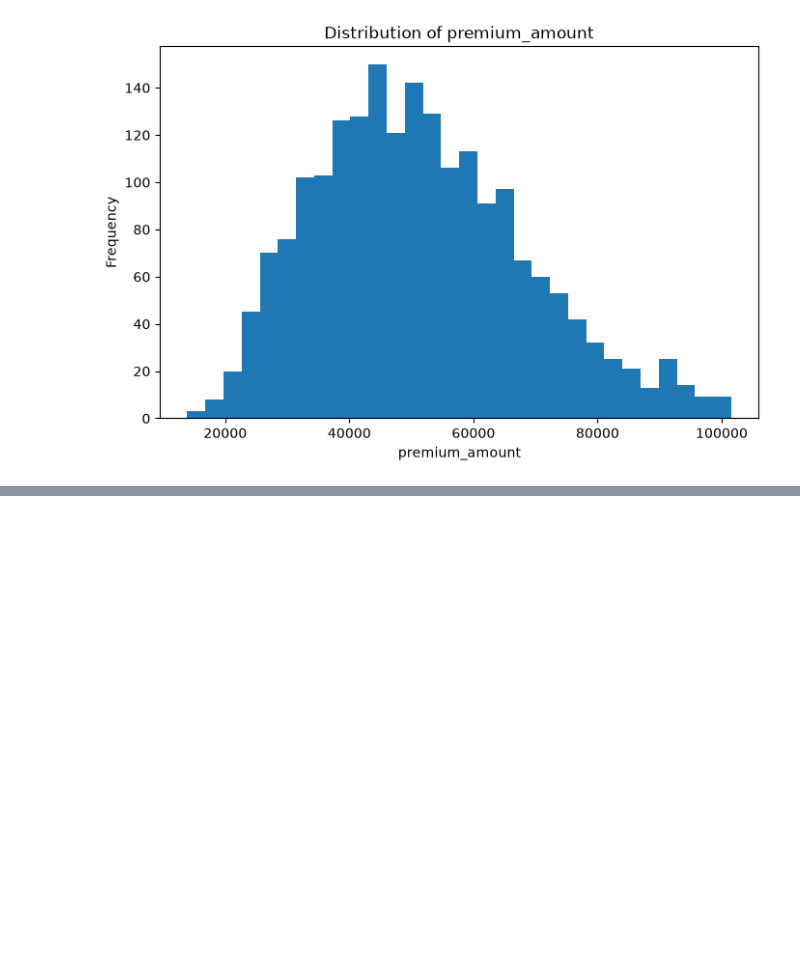
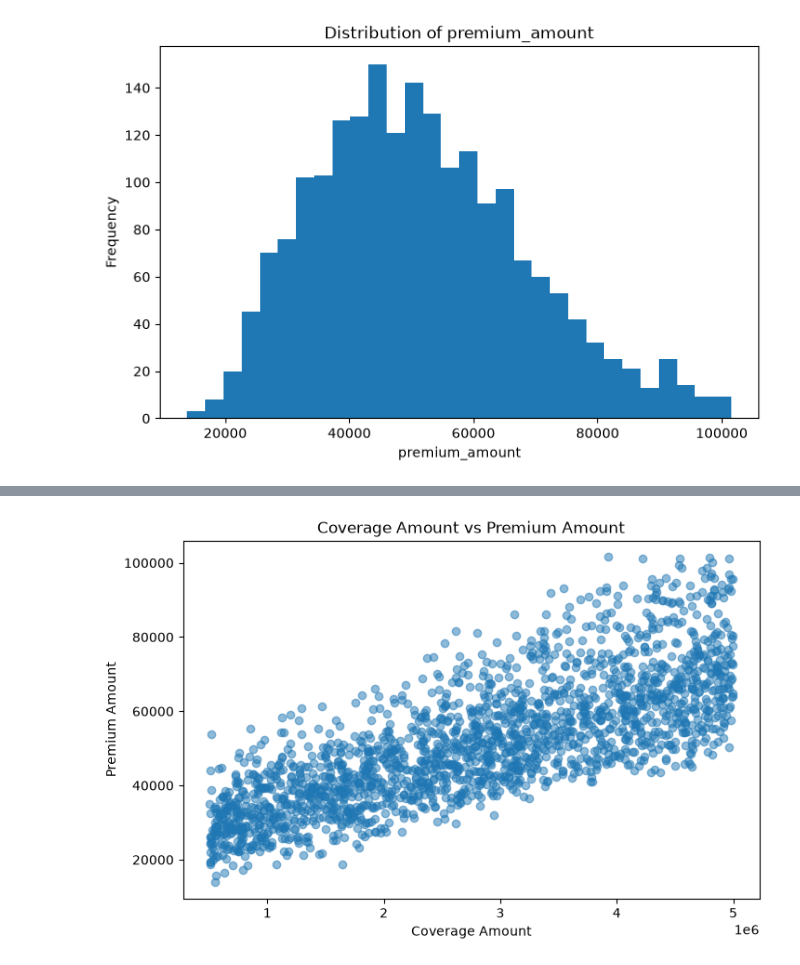
Before and after one commit to Sumaira-K/Insurance-Claim-Project, a Jupyter notebook: Insurance_Claim_Risk_Predictor.ipynb, the cells around one changed output, grey strips where cells are left out. Saved outputs shown, nothing was run; the diff lists cells and outputs as text; code cells hidden in the pictures; blank space fills up the shorter version.

```diff
--- a/Insurance_Claim_Risk_Predictor.ipynb
+++ b/Insurance_Claim_Risk_Predictor.ipynb
@@ -505,0 +641,16 @@ for column in numerical_columns:
+# %%
+plt.figure(figsize=(8, 5))
+
+plt.scatter(
+    df['coverage_amount'],
+    df['premium_amount'],
+    alpha=0.5
+)
+
+plt.title('Coverage Amount vs Premium Amount')
+plt.xlabel('Coverage Amount')
+plt.ylabel('Premium Amount')
+
+plt.show()
+# %% [output]
+[figure, added]
```
Also changed, not shown: parts of 115 cells of this notebook, 3 other files.
